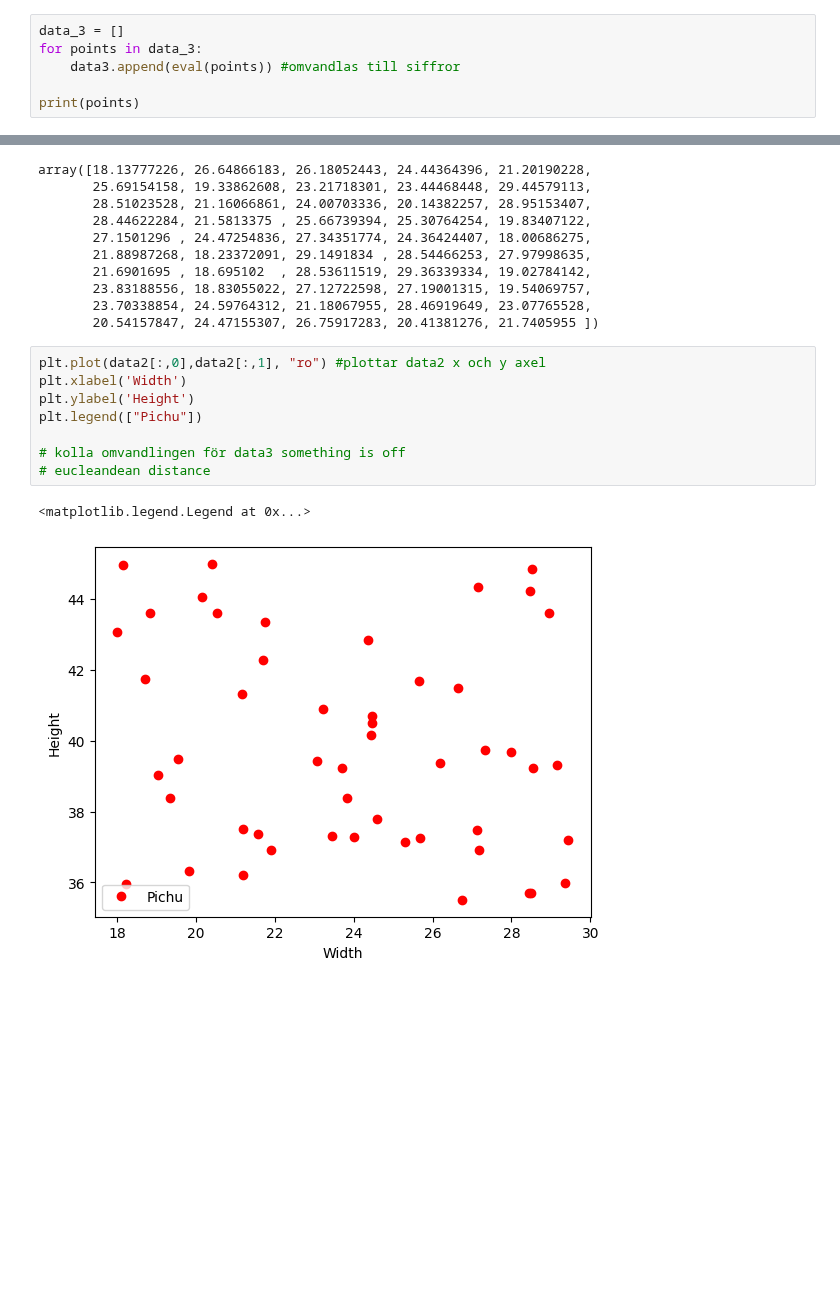
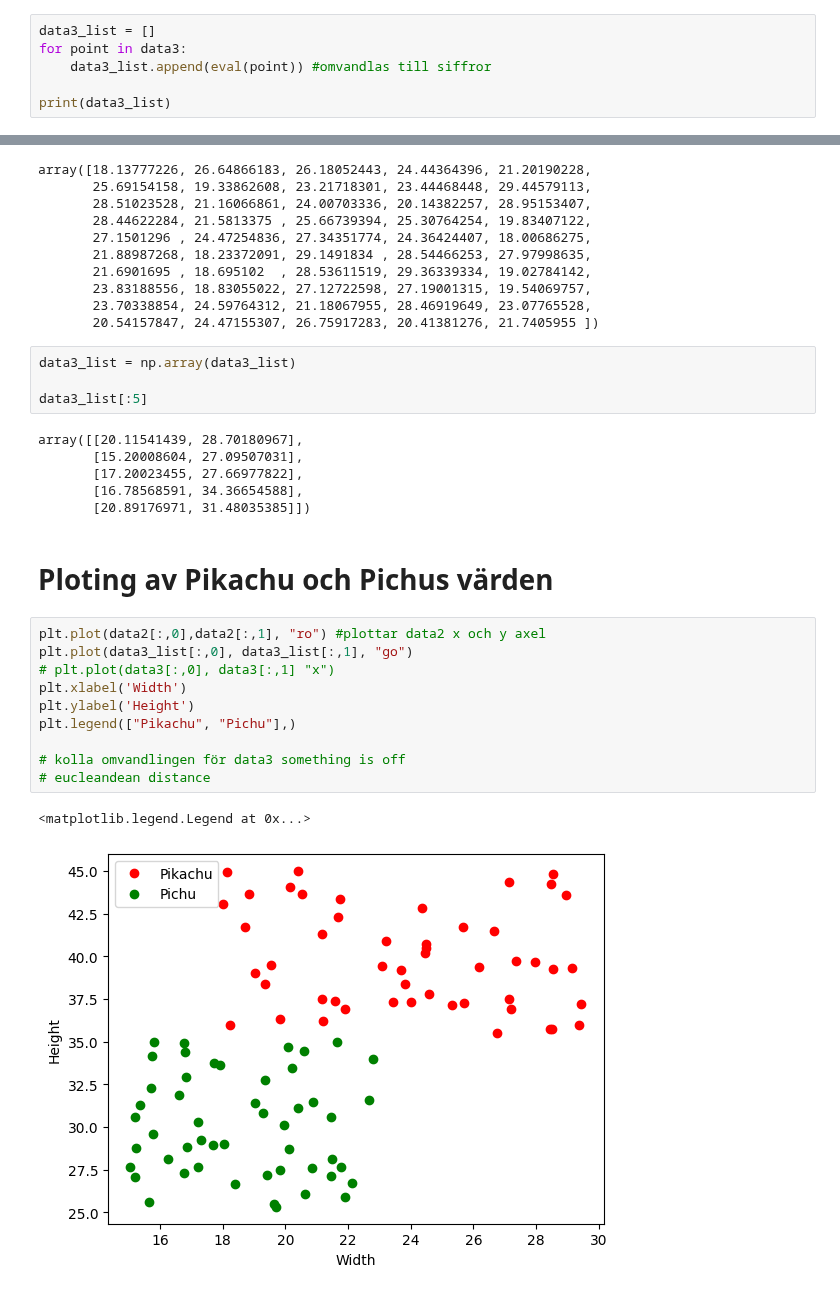
Before and after one commit to Zandri2k/Python-Sandra-Nilsson-OPA23, a Jupyter notebook: Labb_1/Labb.ipynb, the cells around one changed output, grey strips where cells are left out. Saved outputs shown, nothing was run; the diff lists cells and outputs as text; blank space fills up the shorter version.

Commit message:
1st working Plot

```diff
--- a/Labb_1/Labb.ipynb
+++ b/Labb_1/Labb.ipynb
@@ -82,9 +82,9 @@ eval(data3[0])
 # %% [output]
 (20.11541438766307, 28.701809671168824)
 # %%
-data_3 = []
-for points in data_3:
-    data3.append(eval(points)) #omvandlas till siffror
+data3_list = []
+for point in data3:
+    data3_list.append(eval(point)) #omvandlas till siffror
 
-print(points)
+print(data3_list)
 # %% [output]
@@ -115,14 +115,28 @@ array([18.13777226, 26.64866183, 26.18052443, 24.44364396, 21.20190228,
        23.83188556, 18.83055022, 27.12722598, 27.19001315, 19.54069757,
        23.70338854, 24.59764312, 21.18067955, 28.46919649, 23.07765528,
        20.54157847, 24.47155307, 26.75917283, 20.41381276, 21.7405955 ])
+# %%
+data3_list = np.array(data3_list)
+
+data3_list[:5]
+# %% [output]
+array([[20.11541439, 28.70180967],
+       [15.20008604, 27.09507031],
+       [17.20023455, 27.66977822],
+       [16.78568591, 34.36654588],
+       [20.89176971, 31.48035385]])
+# %% [markdown]
+# Ploting av Pikachu och Pichus värden
 # %%
 plt.plot(data2[:,0],data2[:,1], "ro") #plottar data2 x och y axel
+plt.plot(data3_list[:,0], data3_list[:,1], "go")
+# plt.plot(data3[:,0], data3[:,1] "x")
 plt.xlabel('Width')
 plt.ylabel('Height')
-plt.legend(["Pichu"])
+plt.legend(["Pikachu", "Pichu"],)
 
 # kolla omvandlingen för data3 something is off
 # eucleandean distance
 # %% [output]
 <matplotlib.legend.Legend at 0x...>
-[figure, old version]
+[figure, new version]
```
Also changed, not shown: parts of 4 cells of this notebook.
